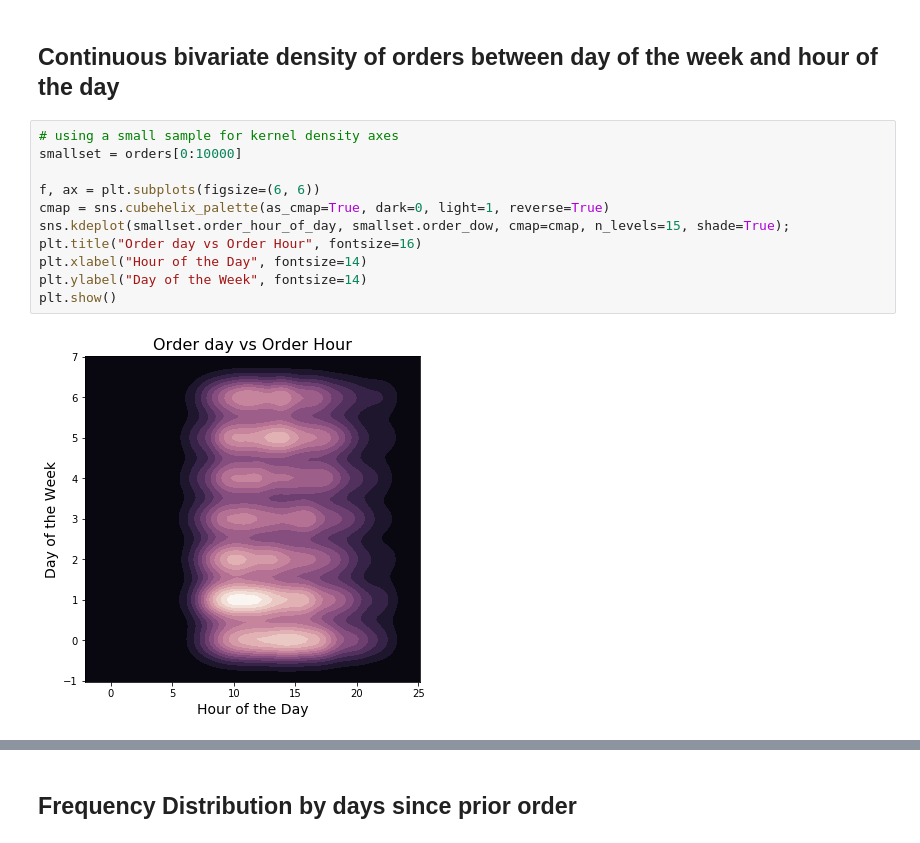
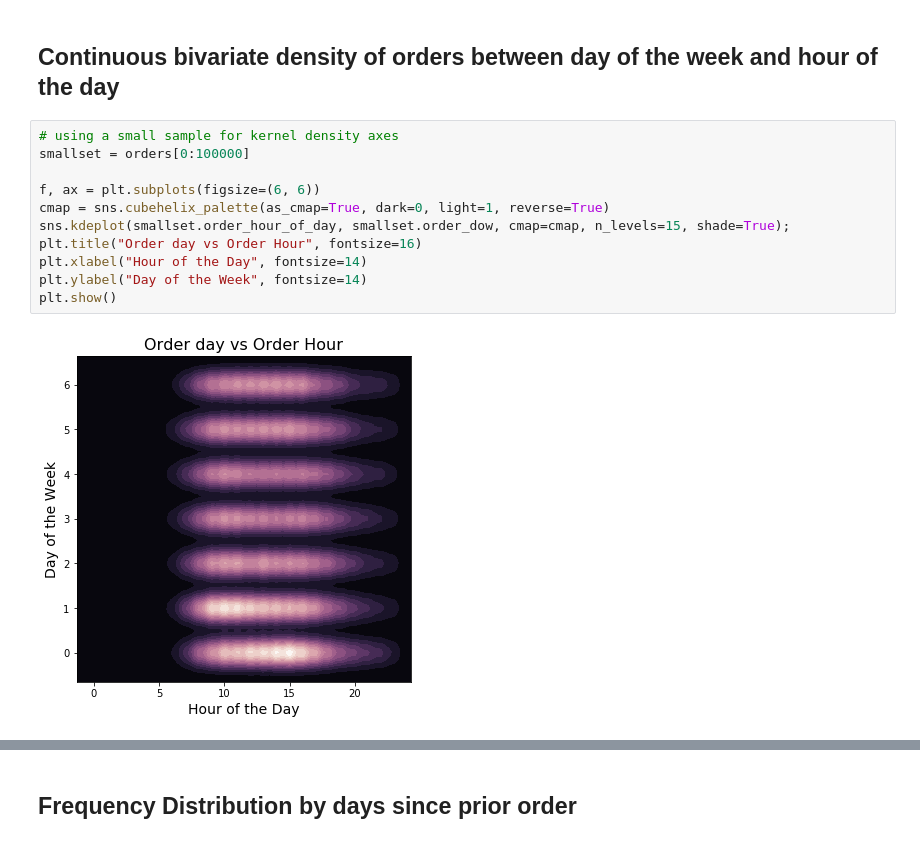
Before and after one commit to SamSamhuns/instacart_market_basket_analysis, a Jupyter notebook: instacart_data_analysis.ipynb, the cells around one changed output, grey strips where cells are left out. Cells and saved outputs as stored; diff of their text form.

```diff
--- a/instacart_data_analysis.ipynb
+++ b/instacart_data_analysis.ipynb
@@ -203,14 +236,14 @@ hist_count_plots(orders, "order_dow", "Frequency of Orders by Days of the Week",
 ## Continuous bivariate density of orders between day of the week and hour of the day
 # %%
 # using a small sample for kernel density axes
-smallset = orders[0:10000]
+smallset = orders[0:100000]
 
 f, ax = plt.subplots(figsize=(6, 6))
 cmap = sns.cubehelix_palette(as_cmap=True, dark=0, light=1, reverse=True)
 sns.kdeplot(smallset.order_hour_of_day, smallset.order_dow, cmap=cmap, n_levels=15, shade=True);
 plt.title("Order day vs Order Hour", fontsize=16)
 plt.xlabel("Hour of the Day", fontsize=14)
 plt.ylabel("Day of the Week", fontsize=14)
 plt.show()
 # %% [output]
-[figure, old version]
+[figure, new version]
```
Also changed, not shown: parts of 16 cells of this notebook.
